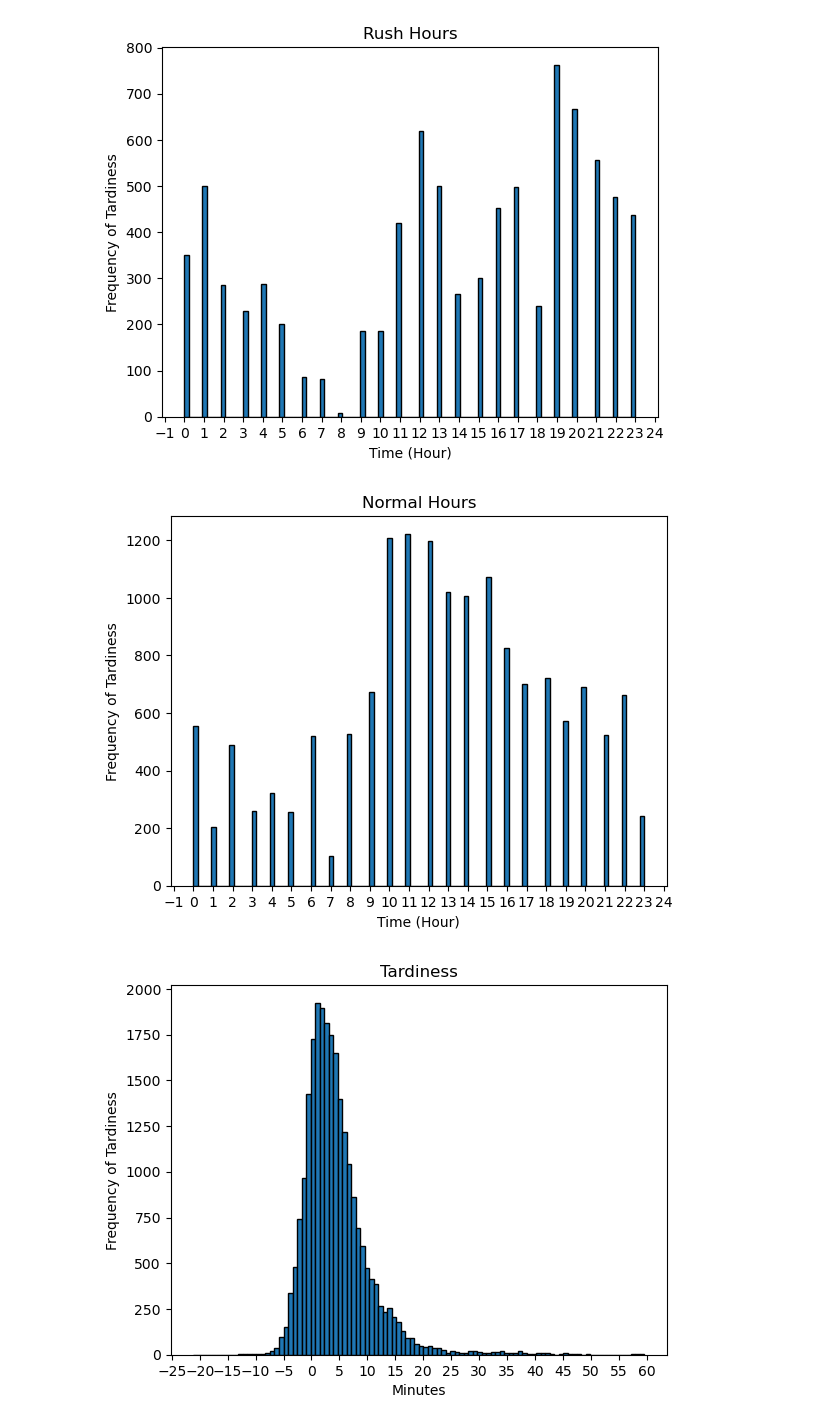
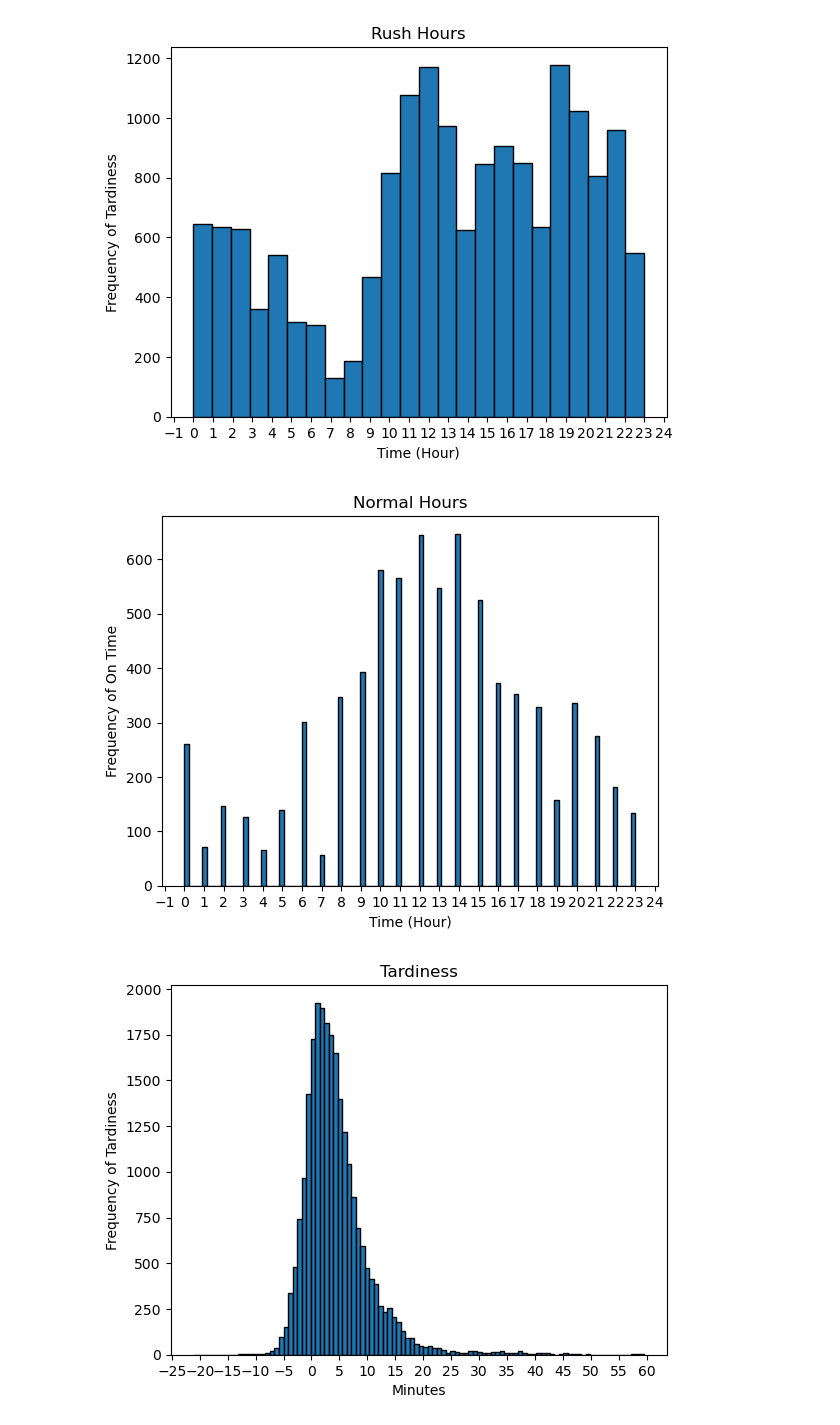
Before and after one commit to tommyli03/citylink-data-analysis, a Jupyter notebook: hello.ipynb, the cells around one changed output. Cells and saved outputs as stored; diff of their text form; code cells hidden in the pictures.

Commit message:
finally interarrival times working

```diff
--- a/hello.ipynb
+++ b/hello.ipynb
@@ -36,7 +36,7 @@ difference_times_weekday = np.empty(0)
 difference_times_weekend = np.empty(0)
 rush_hours = np.empty(0)
 normal_hours = np.empty(0)
-threshold = 5
+threshold = 2
 
 for number in range(0, observed_times_formatted.shape[0] - 1):
     time_difference = subtract_time(observed_times_formatted[number], scheduled_times_formatted[number])
@@ -49,34 +49,34 @@ for number in range(0, observed_times_formatted.shape[0] - 1):
     formatted_time = scheduled_times_formatted[number]
     just_time = formatted_time.time()
     hour = just_time.hour
-    if(time_difference > threshold):
+    if(abs(time_difference) > threshold):
         rush_hours = np.append(rush_hours, hour)
     else:
         normal_hours = np.append(normal_hours, hour)
 # %%
 # Create a histogram plot
-plt.hist(rush_hours, bins=100, edgecolor='black')
+plt.hist(rush_hours, bins=24, edgecolor='black')
 
 # Set plot title and labels
 plt.title('Rush Hours')
 plt.xlabel('Time (Hour)')
 plt.ylabel('Frequency of Tardiness')
 
 plt.gca().xaxis.set_major_locator(ticker.MultipleLocator(1))
 
 # Display the plot
 plt.show()
 
 
 plt.hist(normal_hours, bins=100, edgecolor='black')
 plt.title('Normal Hours')
 plt.xlabel('Time (Hour)')
-plt.ylabel('Frequency of Tardiness')
+plt.ylabel('Frequency of On Time')
 plt.gca().xaxis.set_major_locator(ticker.MultipleLocator(1))
 plt.show()
 # %% [output]
-[figure, old version]
+[figure, new version]
-[figure, old version]
+[figure, new version]
 # %%
 # Create a histogram plot
 plt.hist(difference_times_total, bins=100, edgecolor='black')
```
Also changed, not shown: parts of 5 cells of this notebook.
